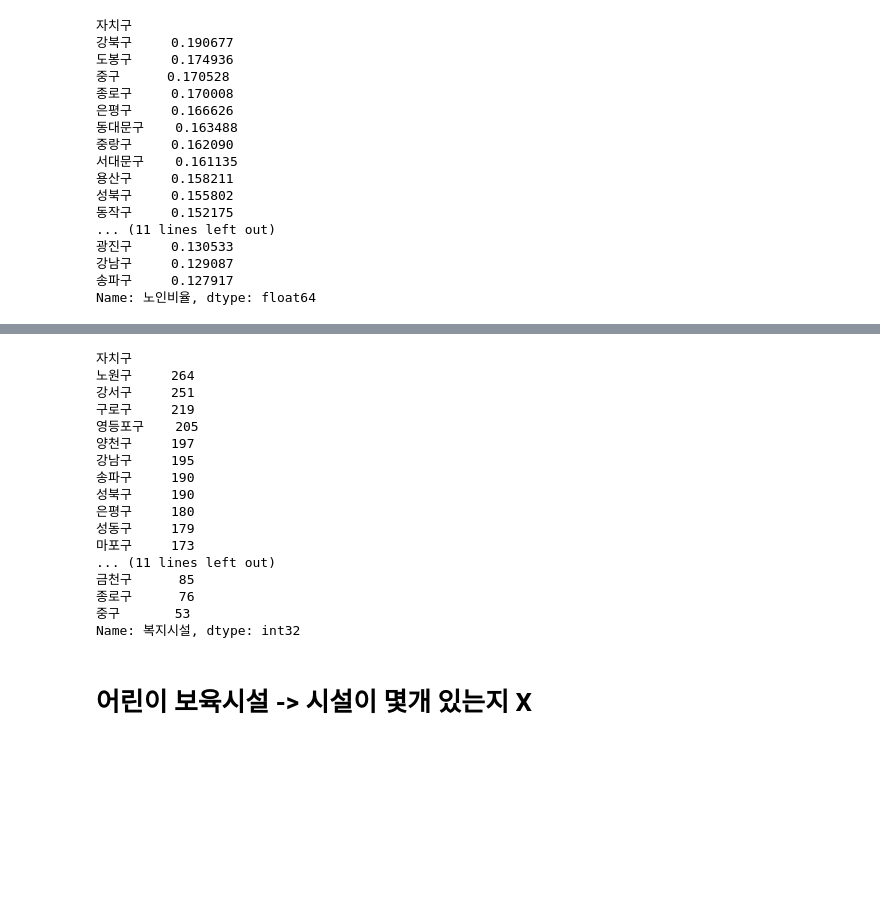
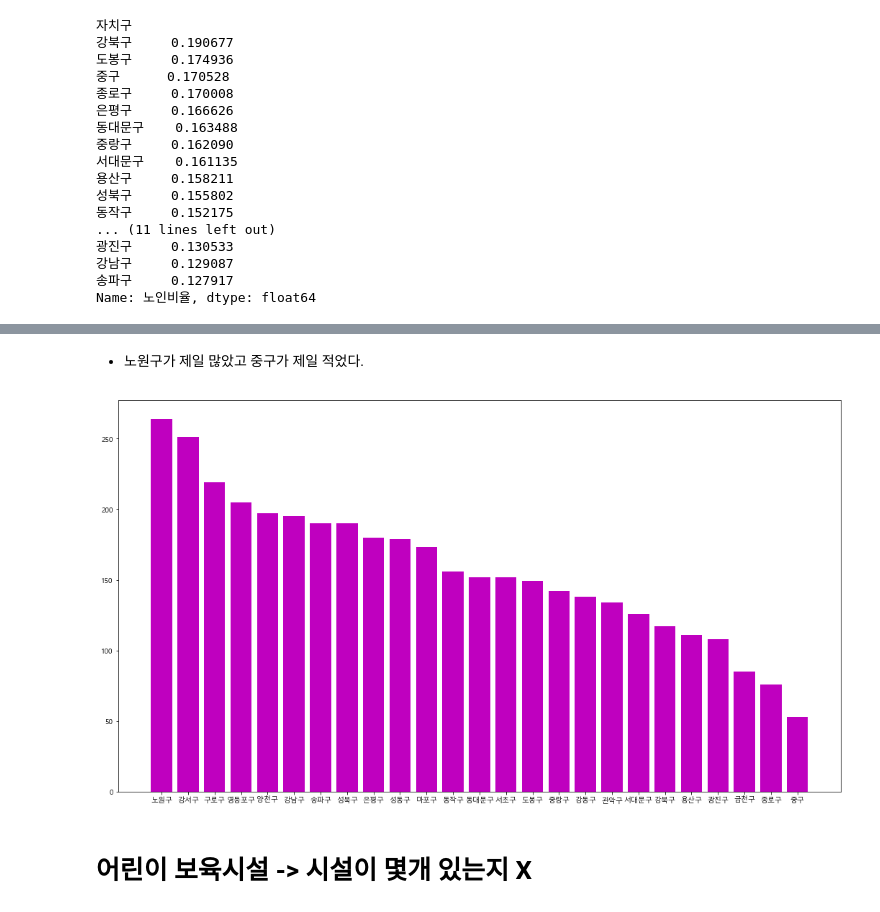
Before and after one commit to SwimmingHwang/data-visualization, a Jupyter notebook: 실버존-jw.ipynb, the cells around one changed output, grey strips where cells are left out. Saved outputs shown, nothing was run; the diff lists cells and outputs as text; code cells hidden in the pictures; blank space fills up the shorter version.

```diff
--- a/실버존-jw.ipynb
+++ b/실버존-jw.ipynb
@@ -428,23 +447,13 @@ Name: 복지시설, dtype: int32
 # %%
-old_welfare_seoul.sort_values(ascending = False)
+old_welfare_seoul_sorted = old_welfare_seoul.sort_values('복지시설',ascending = False)
-# %% [output]
-자치구
-노원구     264
-강서구     251
-구로구     219
-영등포구    205
-양천구     197
-강남구     195
-송파구     190
-성북구     190
-은평구     180
-성동구     179
-마포구     173
-... (11 lines left out)
-금천구      85
-종로구      76
-중구       53
-Name: 복지시설, dtype: int32
+# %% [markdown]
+- 노원구가 제일 많았고 중구가 제일 적었다.
+# %%
+plt.figure(figsize=(18,10))
+plt.bar(list(old_welfare_seoul_sorted.index.values),list(list(old_welfare_seoul_sorted['복지시설'])), color = 'm')
+plt.show()
+# %% [output]
+[figure, added]
 # %% [markdown]
 # 어린이 보육시설 -> 시설이 몇개 있는지 X
 # %%
```
Also changed, not shown: parts of 9 cells of this notebook, 6 other files.
